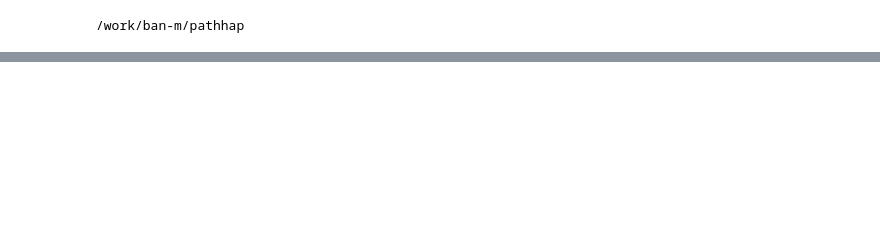
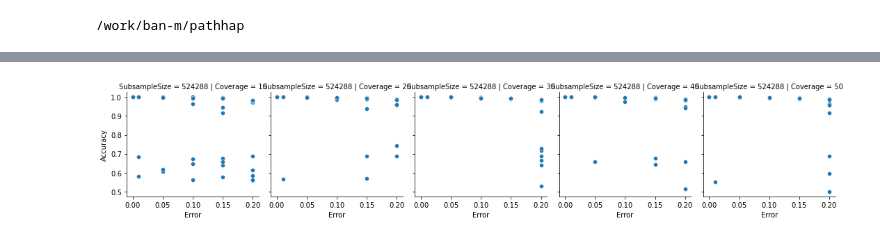
Before and after one commit to ban-m/pathhap, a Jupyter notebook: scripts/test_script.ipynb, the cells around one changed output, grey strips where cells are left out. Drawn from its saved outputs; the diff is of its cells as text; code cells hidden in the pictures; blank space fills up the shorter version.

```diff
--- a/scripts/test_script.ipynb
+++ b/scripts/test_script.ipynb
@@ -93,0 +63,7 @@ sns.histplot(x='LK', hue='Node', data=df)
+# %%
+covselected = df[df['SubsampleSize'] == 1 << 19]
+g = sns.FacetGrid(covselected, col = 'Coverage', row = "SubsampleSize")
+g.map(sns.scatterplot, "Error", "Accuracy")
+g.savefig("./png/error_acc.pow19.png", dpi=300)
+# %% [output]
+[figure, added]
```
Also changed, not shown: parts of 13 cells of this notebook, 13 other files.
